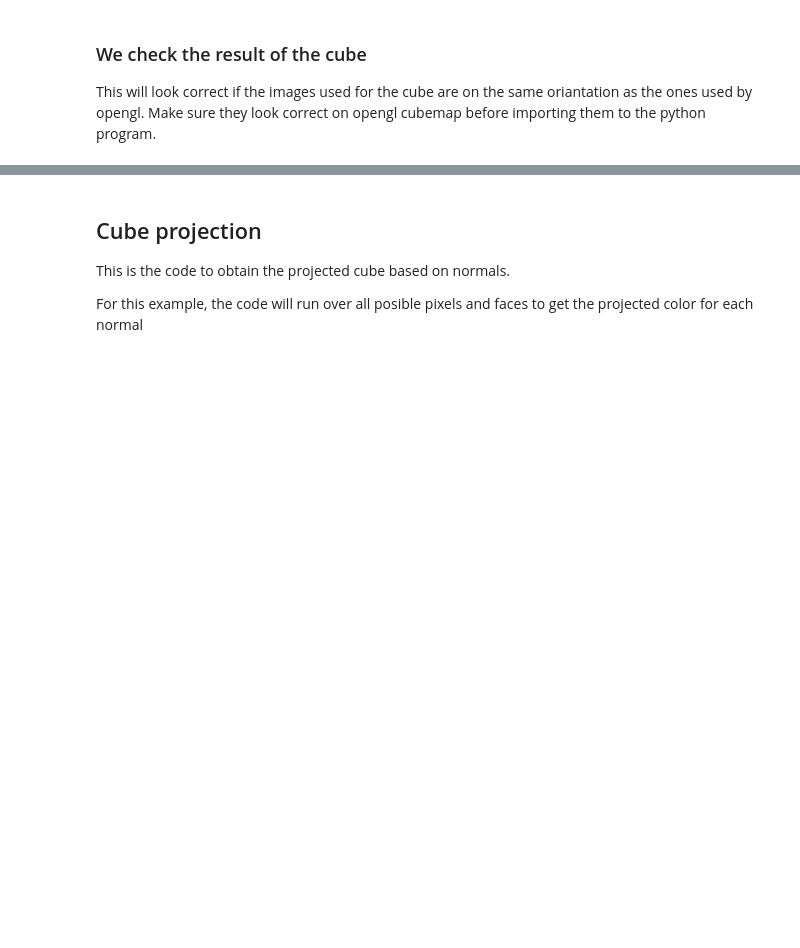
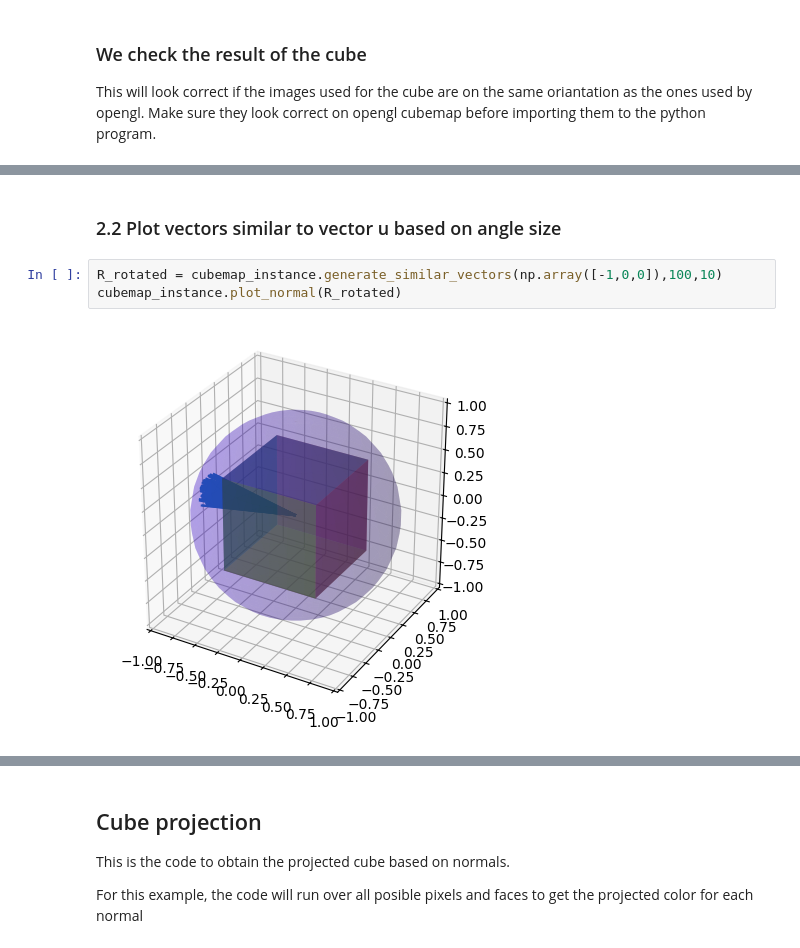
Before and after one commit to carlesmatoses/diffuse-specular-radiance-map, a Jupyter notebook: diffuse_map.ipynb, the cells around one changed output, grey strips where cells are left out. Cells and saved outputs as stored; diff of their text form; blank space fills up the shorter version.

```diff
--- a/diffuse_map.ipynb
+++ b/diffuse_map.ipynb
@@ -319,0 +427,7 @@ We can generate the hemisphere vectors on random distribution on one direction a
+# %% [markdown]
+### 2.2 Plot vectors similar to vector u based on angle size
+# %%
+R_rotated = cubemap_instance.generate_similar_vectors(np.array([-1,0,0]),100,10)
+cubemap_instance.plot_normal(R_rotated)
+# %% [output]
+[figure, added]
```
Also changed, not shown: parts of 47 cells of this notebook, 7 other files.
